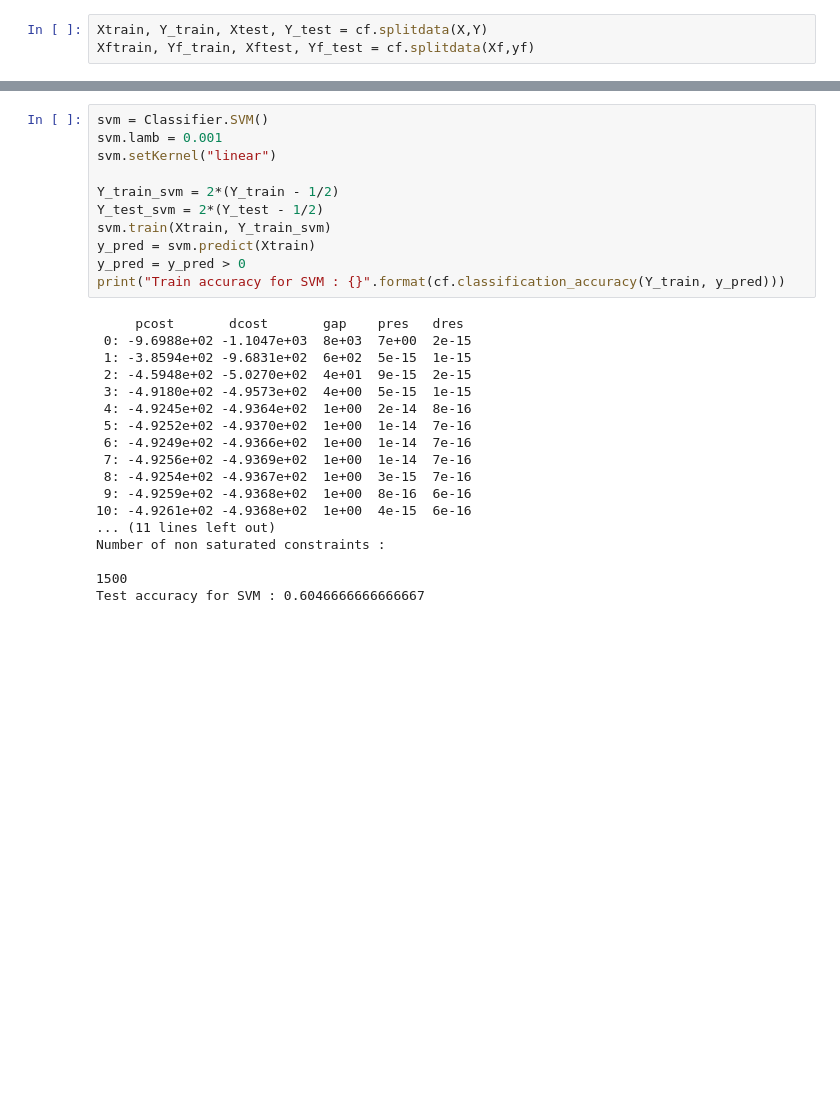
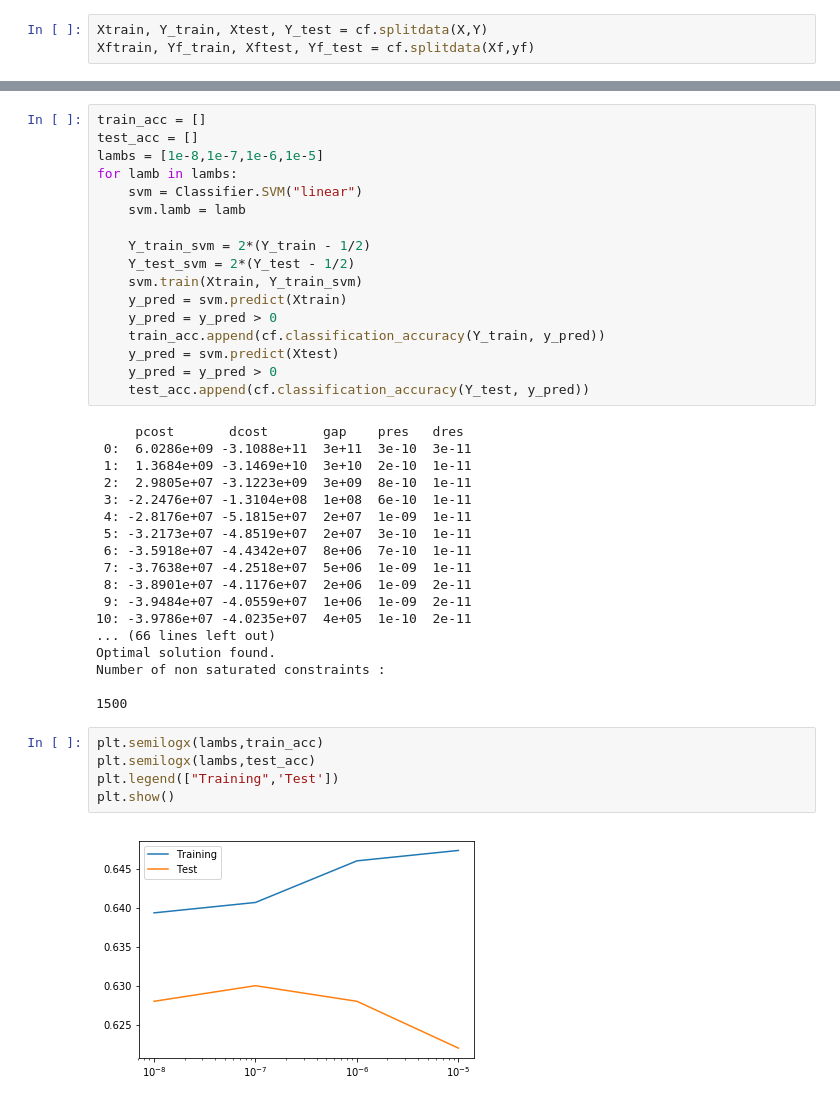
Before and after one commit to fdarmon/kernels, a Jupyter notebook: src/TEST.ipynb, the cells around one changed output, grey strips where cells are left out. Saved outputs shown, nothing was run; the diff lists cells and outputs as text; blank space fills up the shorter version.

```diff
--- a/src/TEST.ipynb
+++ b/src/TEST.ipynb
@@ -143,29 +145,42 @@ Training accuracy : 0.592
 # %%
-svm = Classifier.SVM()
-svm.lamb = 0.001
-svm.setKernel("linear")
+train_acc = []
+test_acc = []
+lambs = [1e-8,1e-7,1e-6,1e-5]
+for lamb in lambs:
+    svm = Classifier.SVM("linear")
+    svm.lamb = lamb
 
-Y_train_svm = 2*(Y_train - 1/2)
-Y_test_svm = 2*(Y_test - 1/2)
-svm.train(Xtrain, Y_train_svm)
-y_pred = svm.predict(Xtrain)
-y_pred = y_pred > 0
-print("Train accuracy for SVM : {}".format(cf.classification_accuracy(Y_train, y_pred)))
+    Y_train_svm = 2*(Y_train - 1/2)
+    Y_test_svm = 2*(Y_test - 1/2)
+    svm.train(Xtrain, Y_train_svm)
+    y_pred = svm.predict(Xtrain)
+    y_pred = y_pred > 0
+    train_acc.append(cf.classification_accuracy(Y_train, y_pred))
+    y_pred = svm.predict(Xtest)
+    y_pred = y_pred > 0
+    test_acc.append(cf.classification_accuracy(Y_test, y_pred))
 # %% [output]
      pcost       dcost       gap    pres   dres
- 0: -9.6988e+02 -1.1047e+03  8e+03  7e+00  2e-15
- 1: -3.8594e+02 -9.6831e+02  6e+02  5e-15  1e-15
- 2: -4.5948e+02 -5.0270e+02  4e+01  9e-15  2e-15
- 3: -4.9180e+02 -4.9573e+02  4e+00  5e-15  1e-15
- 4: -4.9245e+02 -4.9364e+02  1e+00  2e-14  8e-16
- 5: -4.9252e+02 -4.9370e+02  1e+00  1e-14  7e-16
- 6: -4.9249e+02 -4.9366e+02  1e+00  1e-14  7e-16
- 7: -4.9256e+02 -4.9369e+02  1e+00  1e-14  7e-16
- 8: -4.9254e+02 -4.9367e+02  1e+00  3e-15  7e-16
- 9: -4.9259e+02 -4.9368e+02  1e+00  8e-16  6e-16
-10: -4.9261e+02 -4.9368e+02  1e+00  4e-15  6e-16
-... (11 lines left out)
+ 0:  6.0286e+09 -3.1088e+11  3e+11  3e-10  3e-11
+ 1:  1.3684e+09 -3.1469e+10  3e+10  2e-10  1e-11
+ 2:  2.9805e+07 -3.1223e+09  3e+09  8e-10  1e-11
+ 3: -2.2476e+07 -1.3104e+08  1e+08  6e-10  1e-11
+ 4: -2.8176e+07 -5.1815e+07  2e+07  1e-09  1e-11
+ 5: -3.2173e+07 -4.8519e+07  2e+07  3e-10  1e-11
+ 6: -3.5918e+07 -4.4342e+07  8e+06  7e-10  1e-11
+ 7: -3.7638e+07 -4.2518e+07  5e+06  1e-09  1e-11
+ 8: -3.8901e+07 -4.1176e+07  2e+06  1e-09  2e-11
+ 9: -3.9484e+07 -4.0559e+07  1e+06  1e-09  2e-11
+10: -3.9786e+07 -4.0235e+07  4e+05  1e-10  2e-11
+... (66 lines left out)
+Optimal solution found.
 Number of non saturated constraints :
 
 1500
-Test accuracy for SVM : 0.6046666666666667
+# %%
+plt.semilogx(lambs,train_acc)
+plt.semilogx(lambs,test_acc)
+plt.legend(["Training",'Test'])
+plt.show()
+# %% [output]
+[figure, added]
```
Also changed, not shown: parts of 3 cells of this notebook, 2 other files.
